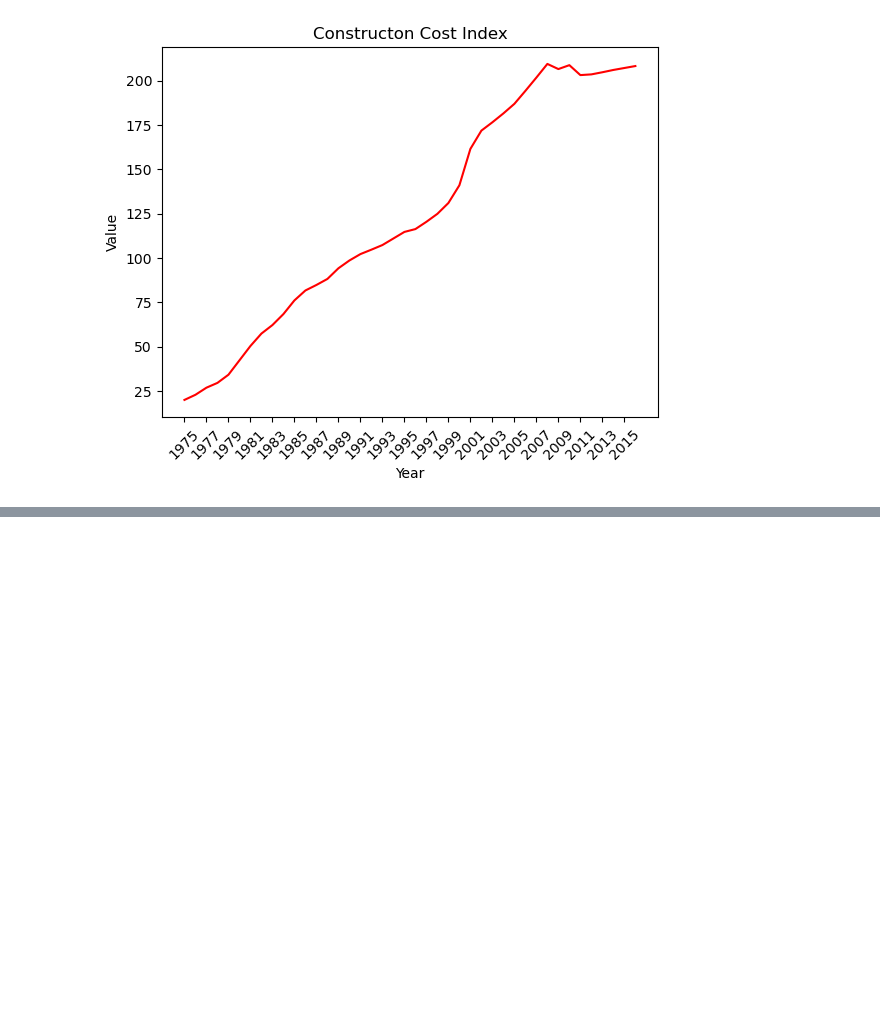
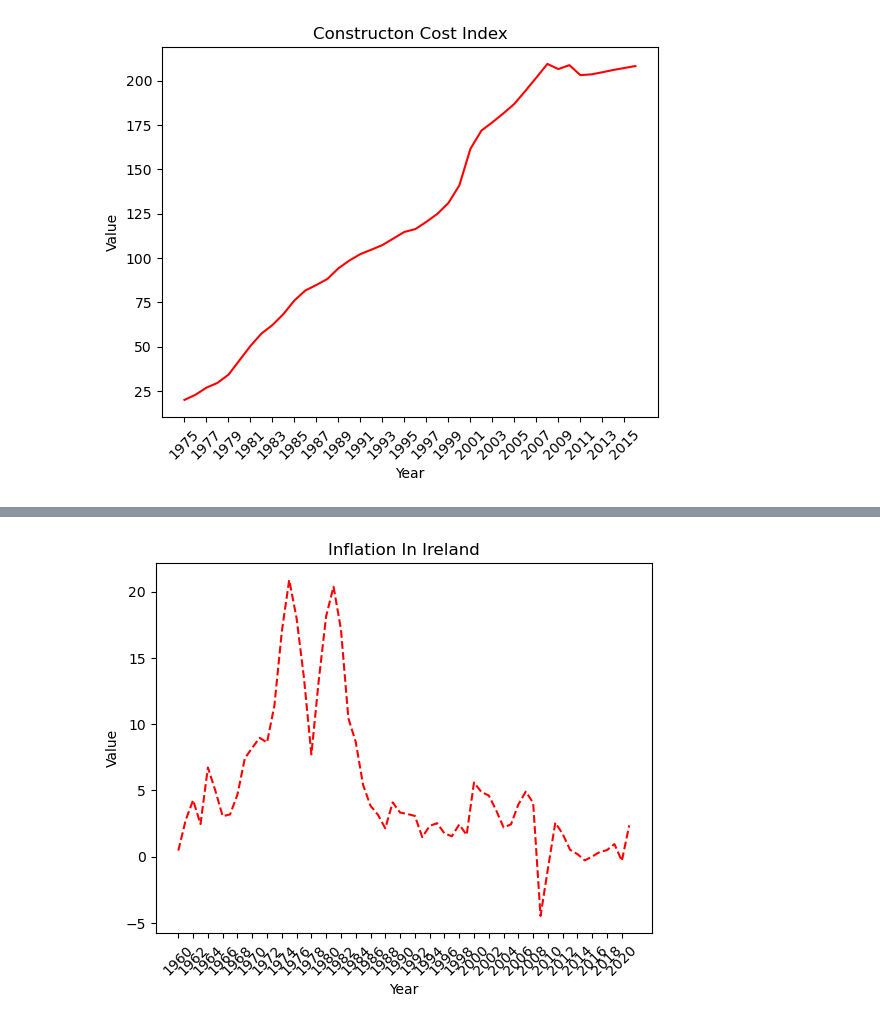
Before and after one commit to killiangriffin/UCDPA_KillianGriffin, a Jupyter notebook: experimental.ipynb, the cells around one changed output, grey strips where cells are left out. Drawn from its saved outputs; the diff is of its cells as text; code cells hidden in the pictures; blank space fills up the shorter version.

Commit message:
FINALLY plotted inflation

```diff
--- a/experimental.ipynb
+++ b/experimental.ipynb
@@ -254,0 +270,3 @@ KeyError: 'Ireland'
+# %%
+inflation = inflation[::-1]
+print(inflation)
@@ -254,0 +288,3 @@ KeyError: 'Ireland'
+# %%
+inflation["Ireland"] = inflation.Ireland.astype(float)
+inflation["Year"] = inflation.Year.astype(float)
@@ -254,0 +306,9 @@ KeyError: 'Ireland'
+# %%
+plt.plot(inflation['Year'], inflation['Ireland'], color='r', linestyle="--")
+plt.xlabel("Year")
+plt.ylabel("Value")
+plt.title("Inflation In Ireland")
+plt.xticks(list(inflation['Year'].unique()[::2]), rotation=45)
+plt.show()
+# %% [output]
+[figure, added]
```
Also changed, not shown: parts of 7 cells of this notebook.
